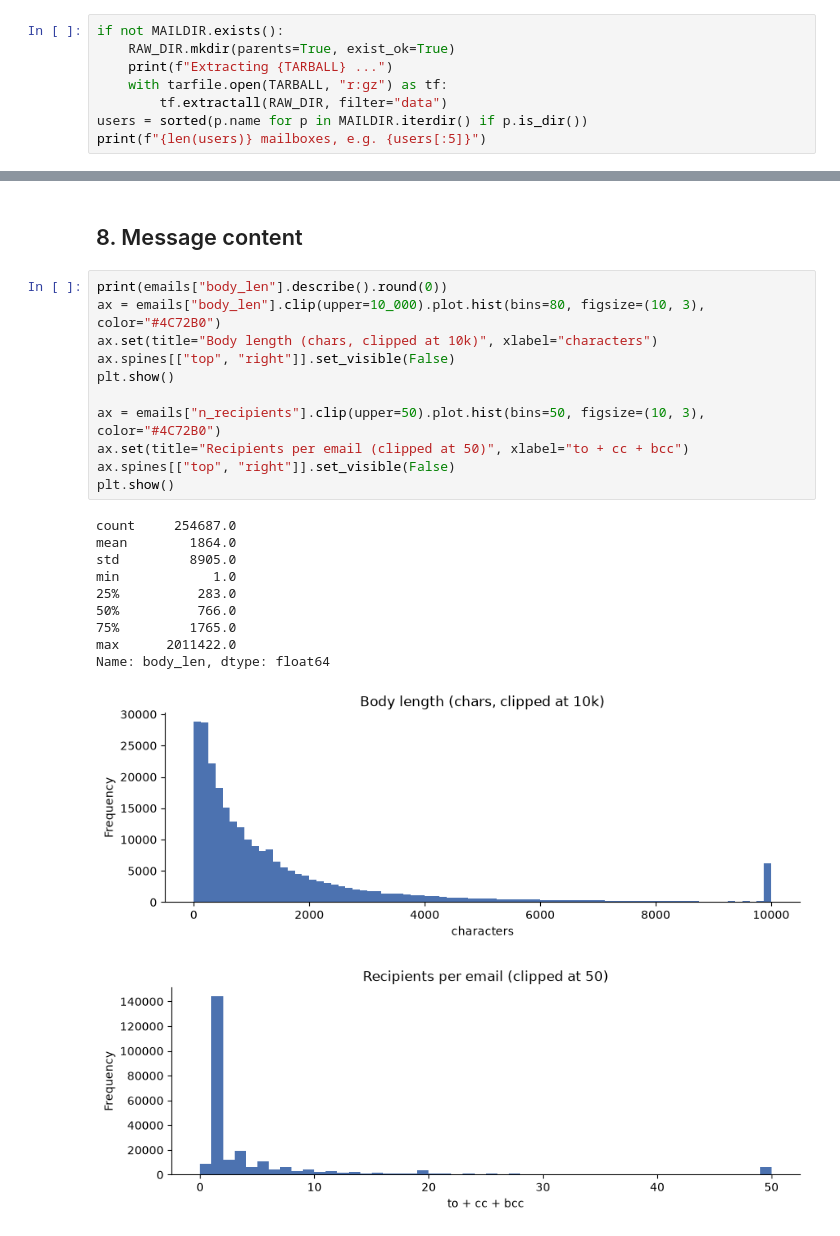
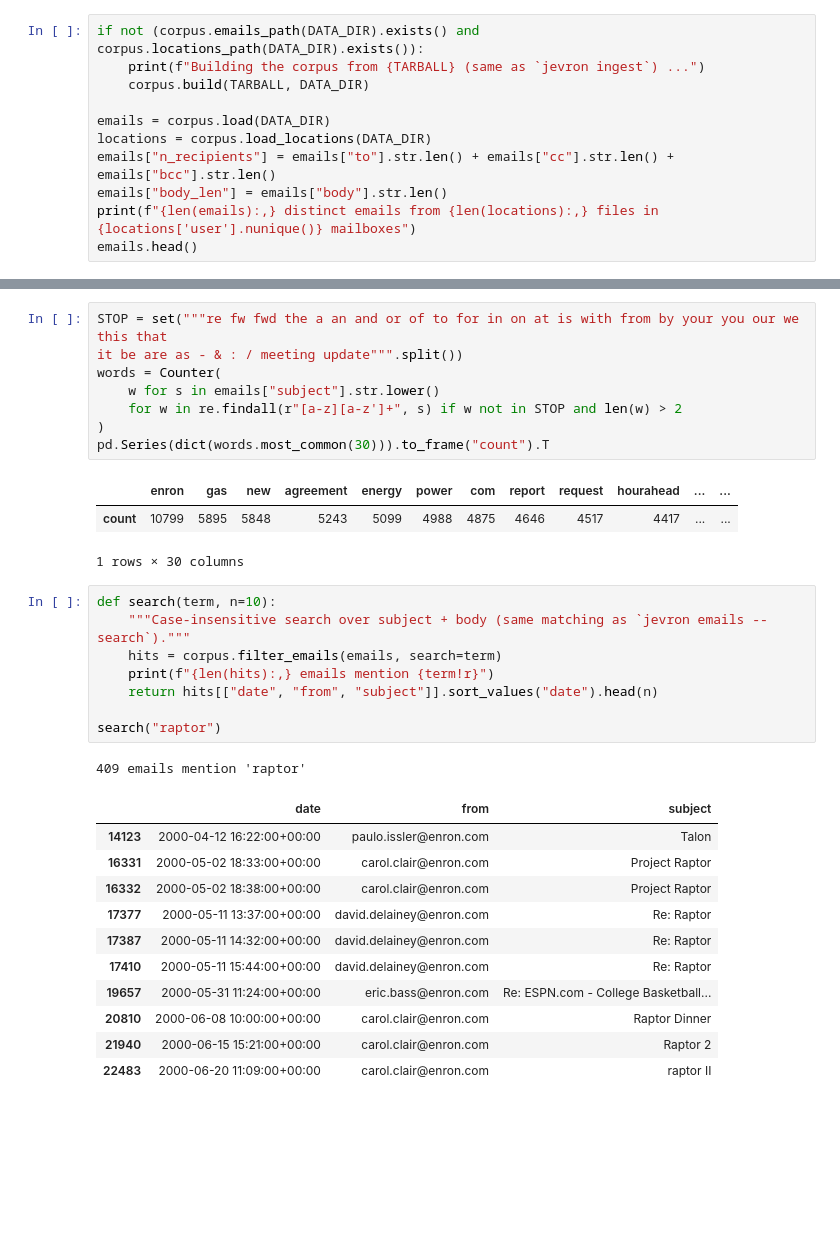
Before and after one commit to wmar-dev/jevron, a Jupyter notebook: enron_analysis.ipynb, the cells around one changed output, grey strips where cells are left out. Cells and saved outputs as stored; diff of their text form; blank space fills up the shorter version.

```diff
--- a/enron_analysis.ipynb
+++ b/enron_analysis.ipynb
@@ -26,9 +27,12 @@ MAX_FILES = None                      # e.g. 20_000 for a quick sample; None = e
 # %%
-if not MAILDIR.exists():
-    RAW_DIR.mkdir(parents=True, exist_ok=True)
-    print(f"Extracting {TARBALL} ...")
-    with tarfile.open(TARBALL, "r:gz") as tf:
-        tf.extractall(RAW_DIR, filter="data")
-users = sorted(p.name for p in MAILDIR.iterdir() if p.is_dir())
-print(f"{len(users)} mailboxes, e.g. {users[:5]}")
+if not (corpus.emails_path(DATA_DIR).exists() and corpus.locations_path(DATA_DIR).exists()):
+    print(f"Building the corpus from {TARBALL} (same as `jevron ingest`) ...")
+    corpus.build(TARBALL, DATA_DIR)
+
+emails = corpus.load(DATA_DIR)
+locations = corpus.load_locations(DATA_DIR)
+emails["n_recipients"] = emails["to"].str.len() + emails["cc"].str.len() + emails["bcc"].str.len()
+emails["body_len"] = emails["body"].str.len()
+print(f"{len(emails):,} distinct emails from {len(locations):,} files in {locations['user'].nunique()} mailboxes")
+emails.head()
 # %% [output]
@@ -257,25 +212,33 @@ edges.head(25)
-# %% [markdown]
-## 8. Message content
+# %%
+STOP = set("""re fw fwd the a an and or of to for in on at is with from by your you our we this that
+it be are as - & : / meeting update""".split())
+words = Counter(
+    w for s in emails["subject"].str.lower()
+    for w in re.findall(r"[a-z][a-z']+", s) if w not in STOP and len(w) > 2
+)
+pd.Series(dict(words.most_common(30))).to_frame("count").T
+# %% [output]
+|  | enron | gas | new | agreement | energy | power | com | report | request | hourahead | ... | ... |
+| count | 10799 | 5895 | 5848 | 5243 | 5099 | 4988 | 4875 | 4646 | 4517 | 4417 | ... | ... |
+1 rows × 30 columns
 # %%
-print(emails["body_len"].describe().round(0))
-ax = emails["body_len"].clip(upper=10_000).plot.hist(bins=80, figsize=(10, 3), color="#4C72B0")
-ax.set(title="Body length (chars, clipped at 10k)", xlabel="characters")
-ax.spines[["top", "right"]].set_visible(False)
-plt.show()
+def search(term, n=10):
+    """Case-insensitive search over subject + body (same matching as `jevron emails --search`)."""
+    hits = corpus.filter_emails(emails, search=term)
+    print(f"{len(hits):,} emails mention {term!r}")
+    return hits[["date", "from", "subject"]].sort_values("date").head(n)
 
-ax = emails["n_recipients"].clip(upper=50).plot.hist(bins=50, figsize=(10, 3), color="#4C72B0")
-ax.set(title="Recipients per email (clipped at 50)", xlabel="to + cc + bcc")
-ax.spines[["top", "right"]].set_visible(False)
-plt.show()
+search("raptor")
 # %% [output]
-count     254687.0
-mean        1864.0
-std         8905.0
-min            1.0
-25%          283.0
-50%          766.0
-75%         1765.0
-max      2011422.0
-Name: body_len, dtype: float64
+409 emails mention 'raptor'
-[figure, removed]
-[figure, removed]
+|  | date | from | subject |
+| 14123 | 2000-04-12 16:22:00+00:00 | paulo.issler@enron.com | Talon |
+| 16331 | 2000-05-02 18:33:00+00:00 | carol.clair@enron.com | Project Raptor |
+| 16332 | 2000-05-02 18:38:00+00:00 | carol.clair@enron.com | Project Raptor |
+| 17377 | 2000-05-11 13:37:00+00:00 | david.delainey@enron.com | Re: Raptor |
+| 17387 | 2000-05-11 14:32:00+00:00 | david.delainey@enron.com | Re: Raptor |
+| 17410 | 2000-05-11 15:44:00+00:00 | david.delainey@enron.com | Re: Raptor |
+| 19657 | 2000-05-31 11:24:00+00:00 | eric.bass@enron.com | Re: ESPN.com - College Basketball... |
+| 20810 | 2000-06-08 10:00:00+00:00 | carol.clair@enron.com | Raptor Dinner |
+| 21940 | 2000-06-15 15:21:00+00:00 | carol.clair@enron.com | Raptor 2 |
+| 22483 | 2000-06-20 11:09:00+00:00 | carol.clair@enron.com | raptor II |
```
Also changed, not shown: parts of 24 cells of this notebook, 1 other file.
